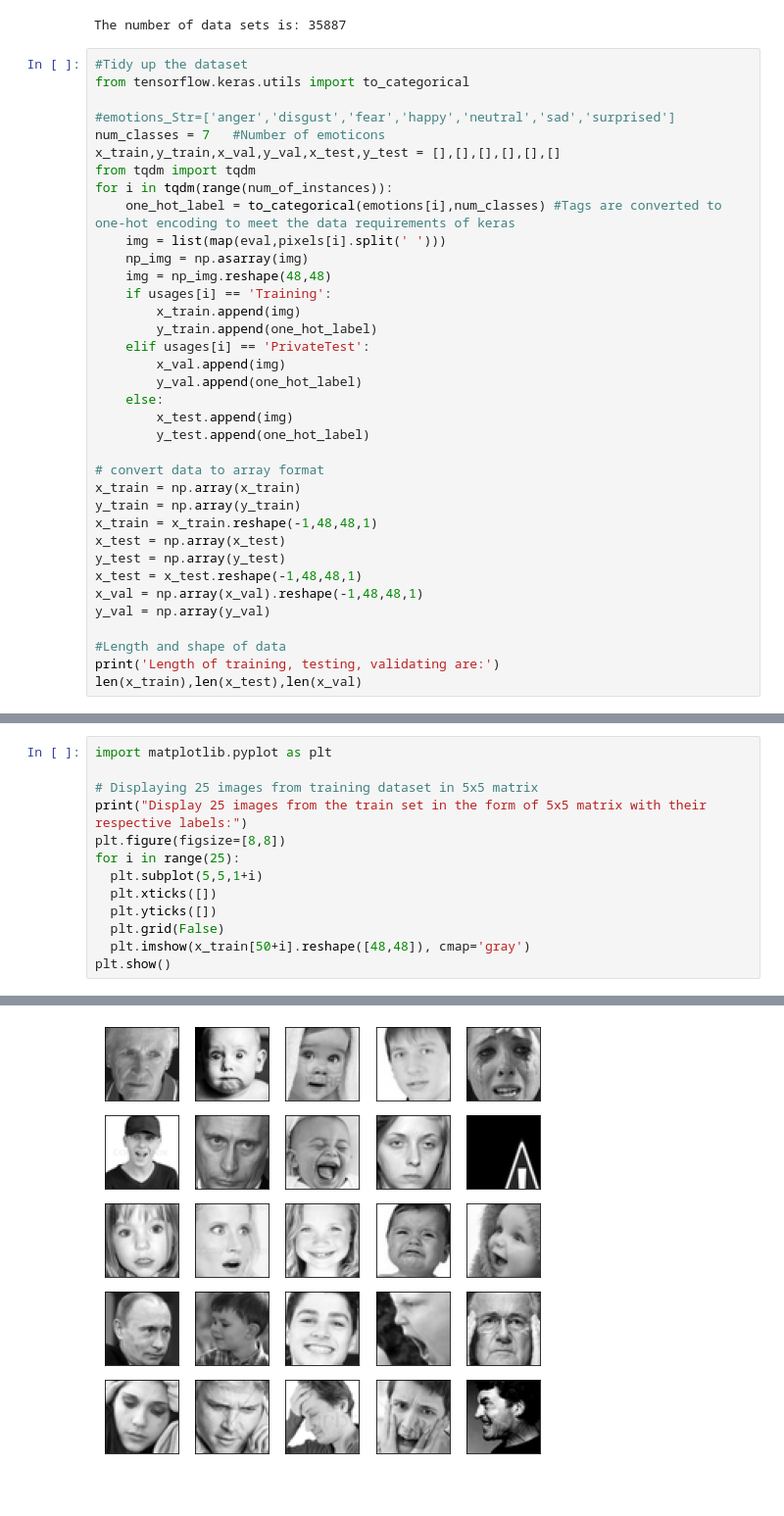
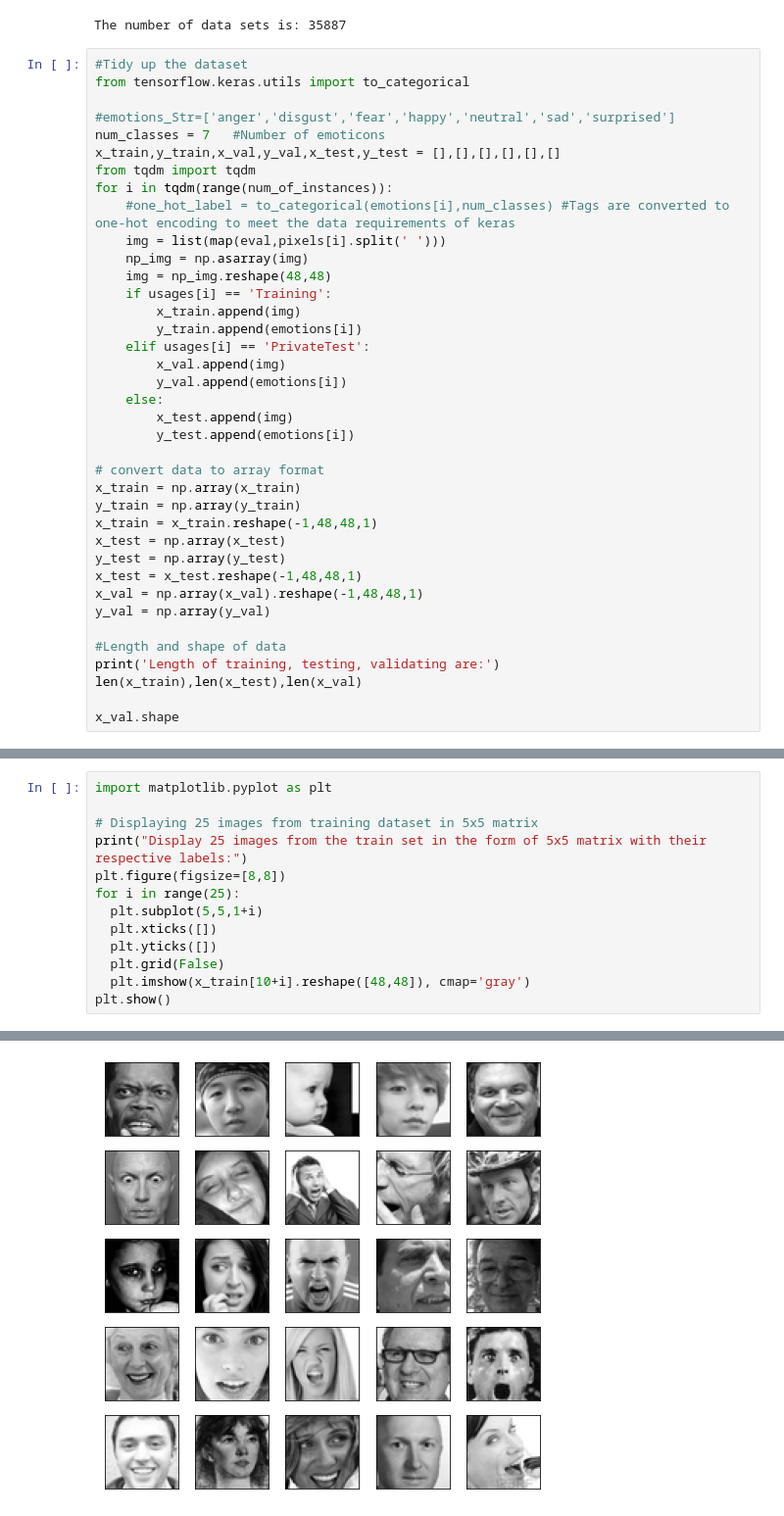
Before and after one commit to Tithra/Computer-Vision-DNN, a Jupyter notebook: FaceRecognition.ipynb, the cells around one changed output, grey strips where cells are left out. Shown at 98% size. Cells and saved outputs as stored; diff of their text form.

```diff
--- a/FaceRecognition.ipynb
+++ b/FaceRecognition.ipynb
@@ -29,19 +29,19 @@ num_classes = 7   #Number of emoticons
 x_train,y_train,x_val,y_val,x_test,y_test = [],[],[],[],[],[]
 from tqdm import tqdm
 for i in tqdm(range(num_of_instances)):
-    one_hot_label = to_categorical(emotions[i],num_classes) #Tags are converted to one-hot encoding to meet the data requirements of keras
+    #one_hot_label = to_categorical(emotions[i],num_classes) #Tags are converted to one-hot encoding to meet the data requirements of keras
     img = list(map(eval,pixels[i].split(' ')))
     np_img = np.asarray(img)
     img = np_img.reshape(48,48)
     if usages[i] == 'Training':
         x_train.append(img)
-        y_train.append(one_hot_label)
+        y_train.append(emotions[i])
     elif usages[i] == 'PrivateTest':
         x_val.append(img)
-        y_val.append(one_hot_label)
+        y_val.append(emotions[i])
     else:
         x_test.append(img)
-        y_test.append(one_hot_label)
+        y_test.append(emotions[i])
 
 # convert data to array format
 x_train = np.array(x_train)
@@ -56,4 +56,6 @@ y_val = np.array(y_val)
 #Length and shape of data
 print('Length of training, testing, validating are:')
 len(x_train),len(x_test),len(x_val)
+
+x_val.shape
 # %% [output]
@@ -62,16 +63,16 @@ Length of training, testing, validating are:
 # %%
 import matplotlib.pyplot as plt
 
 # Displaying 25 images from training dataset in 5x5 matrix
 print("Display 25 images from the train set in the form of 5x5 matrix with their respective labels:")
 plt.figure(figsize=[8,8])
 for i in range(25):
   plt.subplot(5,5,1+i)
   plt.xticks([])
   plt.yticks([])
   plt.grid(False)
-  plt.imshow(x_train[50+i].reshape([48,48]), cmap='gray')
+  plt.imshow(x_train[10+i].reshape([48,48]), cmap='gray')
 plt.show()
 # %% [output]
 Display 25 images from the train set in the form of 5x5 matrix with their respective labels:
-[figure, old version]
+[figure, new version]
```
Also changed, not shown: parts of 3 cells of this notebook.
